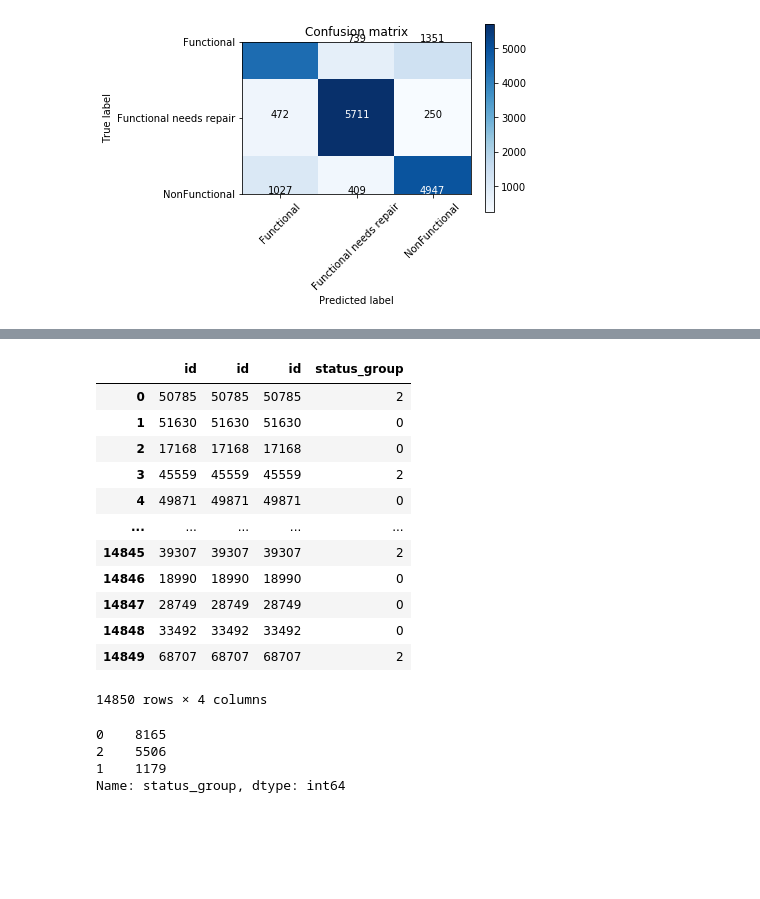
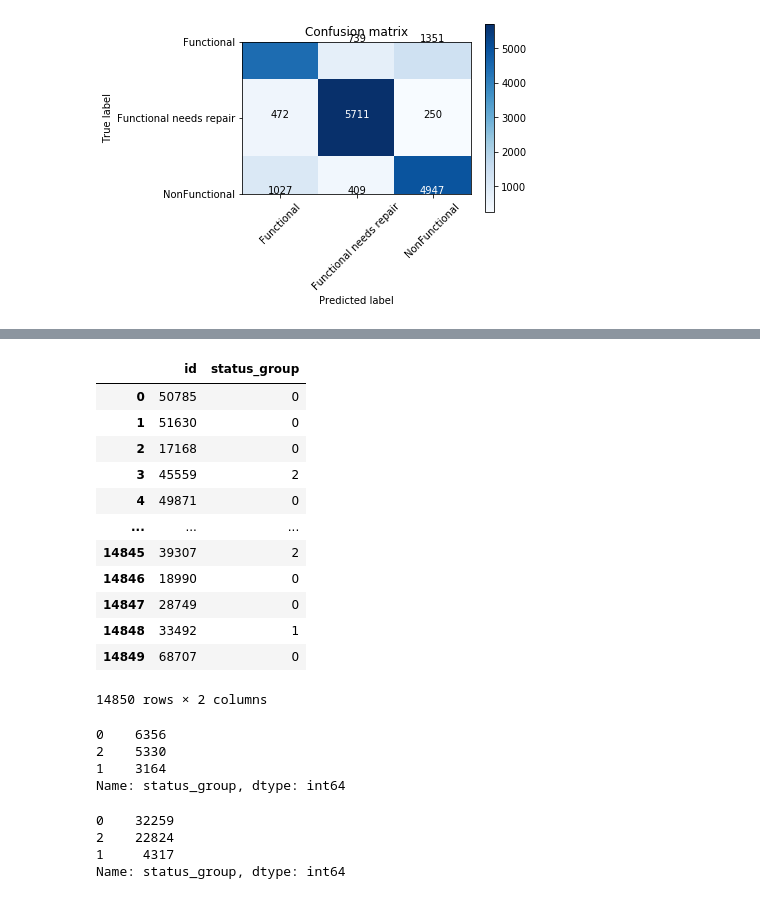
Before and after one commit to emilia329/PumpIt, a Jupyter notebook: Modeling.ipynb, the cells around one changed output, grey strips where cells are left out. Cells and saved outputs as stored; diff of their text form; code cells hidden in the pictures; blank space fills up the shorter version.

```diff
--- a/Modeling.ipynb
+++ b/Modeling.ipynb
@@ -297,9 +297,8 @@ Confusion Matrix, without normalization
  [1027  409 4947]]
 [figure]
 # %%
-testdf = test.drop
-(columns = ['id','date_recorded','funder','installer']).values
+testdf = test.drop(columns = ['id','date_recorded','funder','installer']).values
 # %%
-knnpred= knn.predict(testdf)
+knnpredict= knn.predict(testdf)
 # %%
-predknn= pd.DataFrame(knnpred)
+predsknn= pd.DataFrame(knnpredict)
@@ -306,18 +314,18 @@ predknn= pd.DataFrame(knnpred)
 # %%
-predknn = pd.concat((test['id'], predknn), axis=1)
+predictionknn = pd.concat((test['id'], predsknn), axis=1)
-# %%
-predknn
-# %% [output]
-|  | id | id | id | status_group |
-| 0 | 50785 | 50785 | 50785 | 2 |
-| 1 | 51630 | 51630 | 51630 | 0 |
-| 2 | 17168 | 17168 | 17168 | 0 |
-| 3 | 45559 | 45559 | 45559 | 2 |
-| 4 | 49871 | 49871 | 49871 | 0 |
-| ... | ... | ... | ... | ... |
-| 14845 | 39307 | 39307 | 39307 | 2 |
-| 14846 | 18990 | 18990 | 18990 | 0 |
-| 14847 | 28749 | 28749 | 28749 | 0 |
-| 14848 | 33492 | 33492 | 33492 | 0 |
-| 14849 | 68707 | 68707 | 68707 | 2 |
-14850 rows × 4 columns
+# %%
+predictionknn
+# %% [output]
+|  | id | status_group |
+| 0 | 50785 | 0 |
+| 1 | 51630 | 0 |
+| 2 | 17168 | 0 |
+| 3 | 45559 | 2 |
+| 4 | 49871 | 0 |
+| ... | ... | ... |
+| 14845 | 39307 | 2 |
+| 14846 | 18990 | 0 |
+| 14847 | 28749 | 0 |
+| 14848 | 33492 | 1 |
+| 14849 | 68707 | 0 |
+14850 rows × 2 columns
@@ -324,7 +334,14 @@ predknn
 # %%
-predknn['status_group'].value_counts()
+predictionknn['status_group'].value_counts()
 # %% [output]
-0    8165
-2    5506
-1    1179
+0    6356
+2    5330
+1    3164
 Name: status_group, dtype: int64
+# %%
+train['status_group'].value_counts()
+# %% [output]
+0    32259
+2    22824
+1     4317
+Name: status_group, dtype: int64
```
Also changed, not shown: parts of 2 cells of this notebook.
